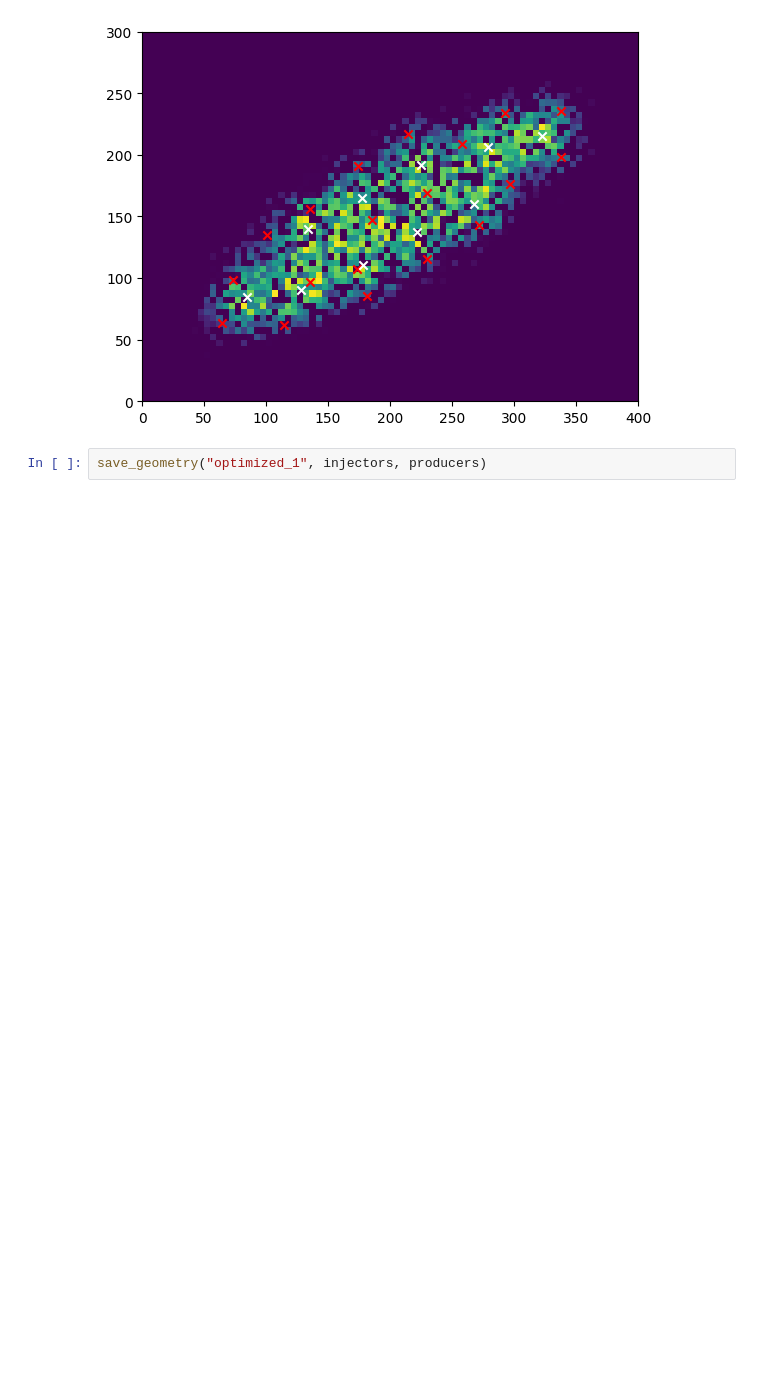
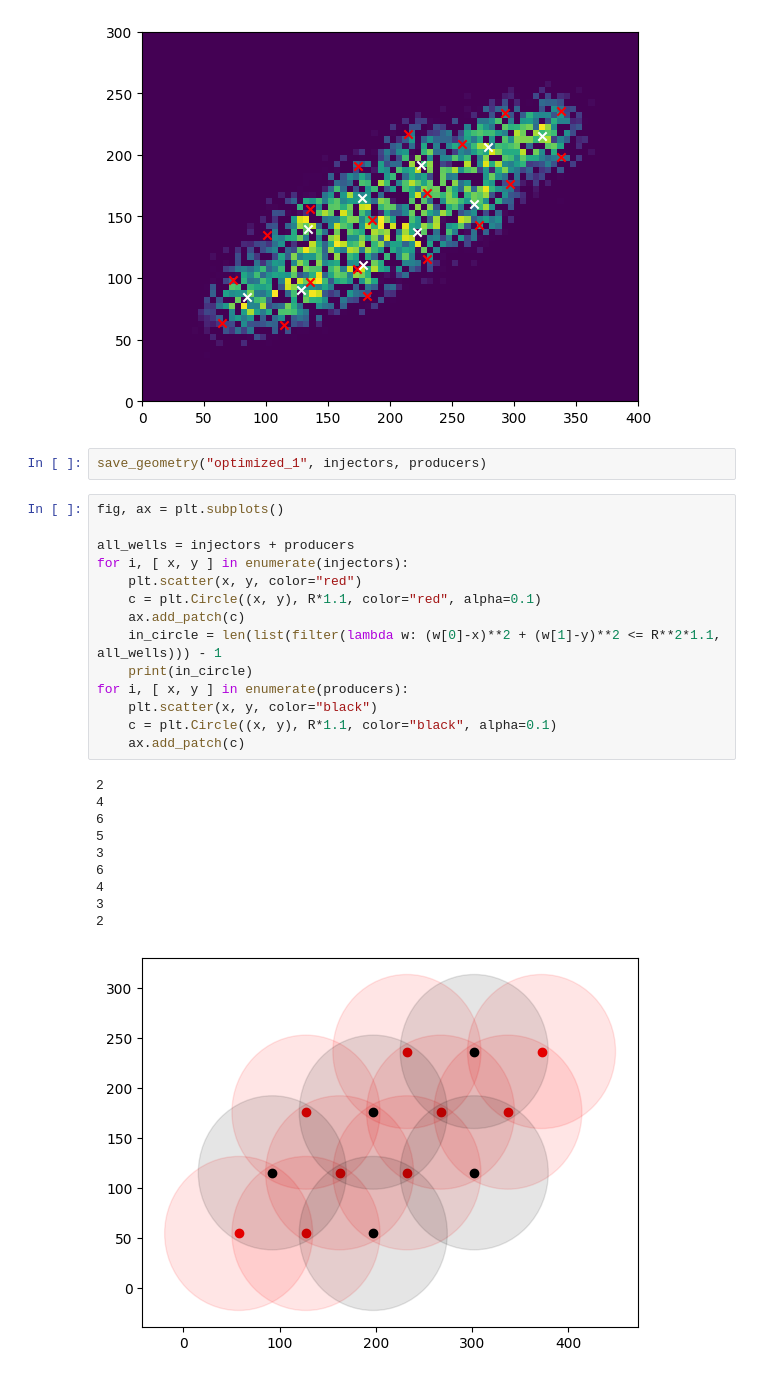
Before and after one commit to romain-lelaidier/denatura-isr, a Jupyter notebook: scripts/dynamic_placement.ipynb, the cells around one changed output. Drawn from its saved outputs; the diff is of its cells as text; blank space fills up the shorter version.

```diff
--- a/scripts/dynamic_placement.ipynb
+++ b/scripts/dynamic_placement.ipynb
@@ -169,3 +173,28 @@ Estimated production: 15.839592514435333
 [figure]
 # %%
 save_geometry("optimized_1", injectors, producers)
+# %%
+fig, ax = plt.subplots()
+
+all_wells = injectors + producers
+for i, [ x, y ] in enumerate(injectors):
+    plt.scatter(x, y, color="red")
+    c = plt.Circle((x, y), R*1.1, color="red", alpha=0.1)
+    ax.add_patch(c)
+    in_circle = len(list(filter(lambda w: (w[0]-x)**2 + (w[1]-y)**2 <= R**2*1.1, all_wells))) - 1
+    print(in_circle)
+for i, [ x, y ] in enumerate(producers):
+    plt.scatter(x, y, color="black")
+    c = plt.Circle((x, y), R*1.1, color="black", alpha=0.1)
+    ax.add_patch(c)
+# %% [output]
+2
+4
+6
+5
+3
+6
+4
+3
+2
+[figure, added]
```
Also changed, not shown: parts of 2 cells of this notebook, 3 other files.
